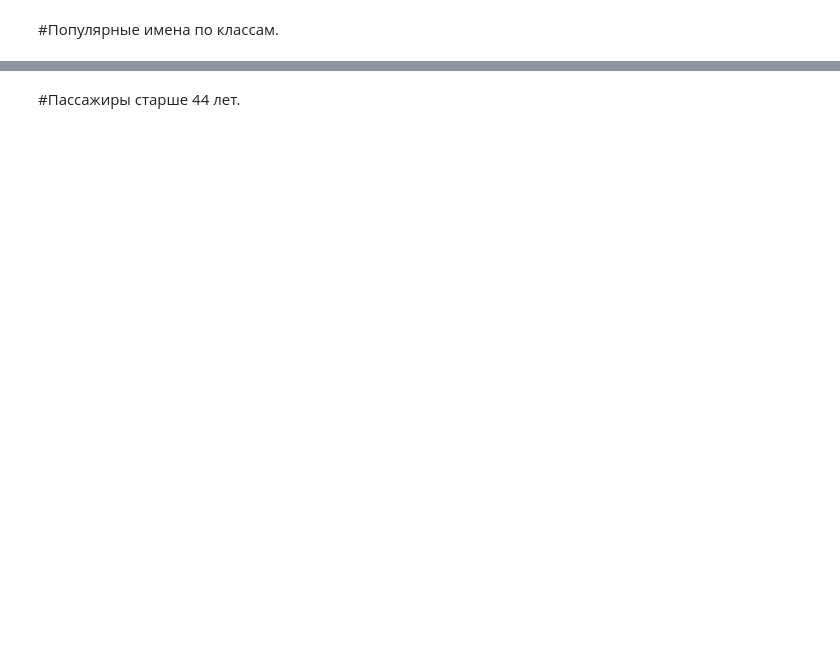
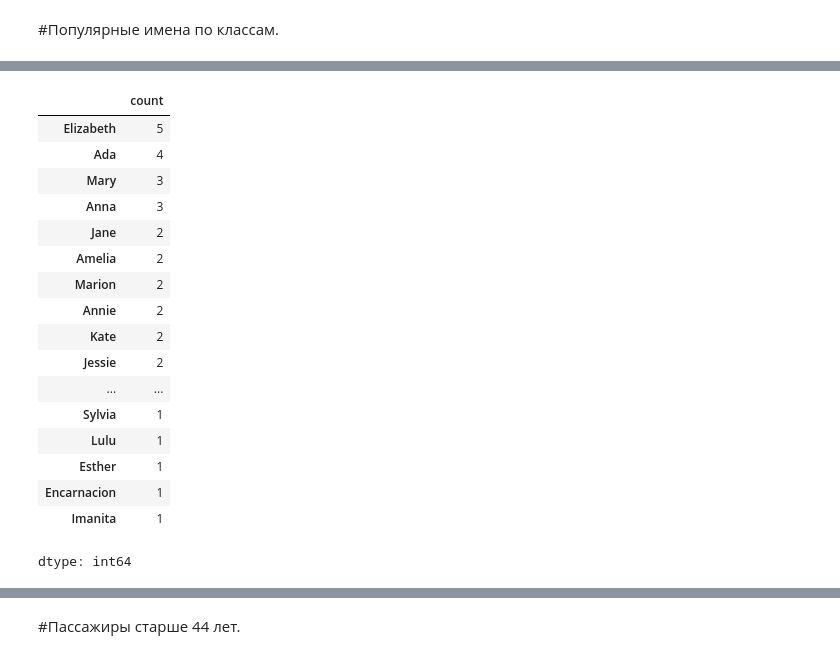
Before and after one commit to TheGooger/Python_data_analysis_ITMO, a Jupyter notebook: HW3.ipynb, the cells around one changed output, grey strips where cells are left out. Cells and saved outputs as stored; diff of their text form; code cells hidden in the pictures; blank space fills up the shorter version.

```diff
--- a/HW3.ipynb
+++ b/HW3.ipynb
@@ -213,0 +270,21 @@ print(f'Самое популярное женское имя 3 класса {fi
+# %%
+second_female_names.value_counts()
+# %% [output]
+|  | count |
+| Elizabeth | 5 |
+| Ada | 4 |
+| Mary | 3 |
+| Anna | 3 |
+| Jane | 2 |
+| Amelia | 2 |
+| Marion | 2 |
+| Annie | 2 |
+| Kate | 2 |
+| Jessie | 2 |
+| ... | ... |
+| Sylvia | 1 |
+| Lulu | 1 |
+| Esther | 1 |
+| Encarnacion | 1 |
+| Imanita | 1 |
+dtype: int64
```
Also changed, not shown: parts of 39 cells of this notebook.
